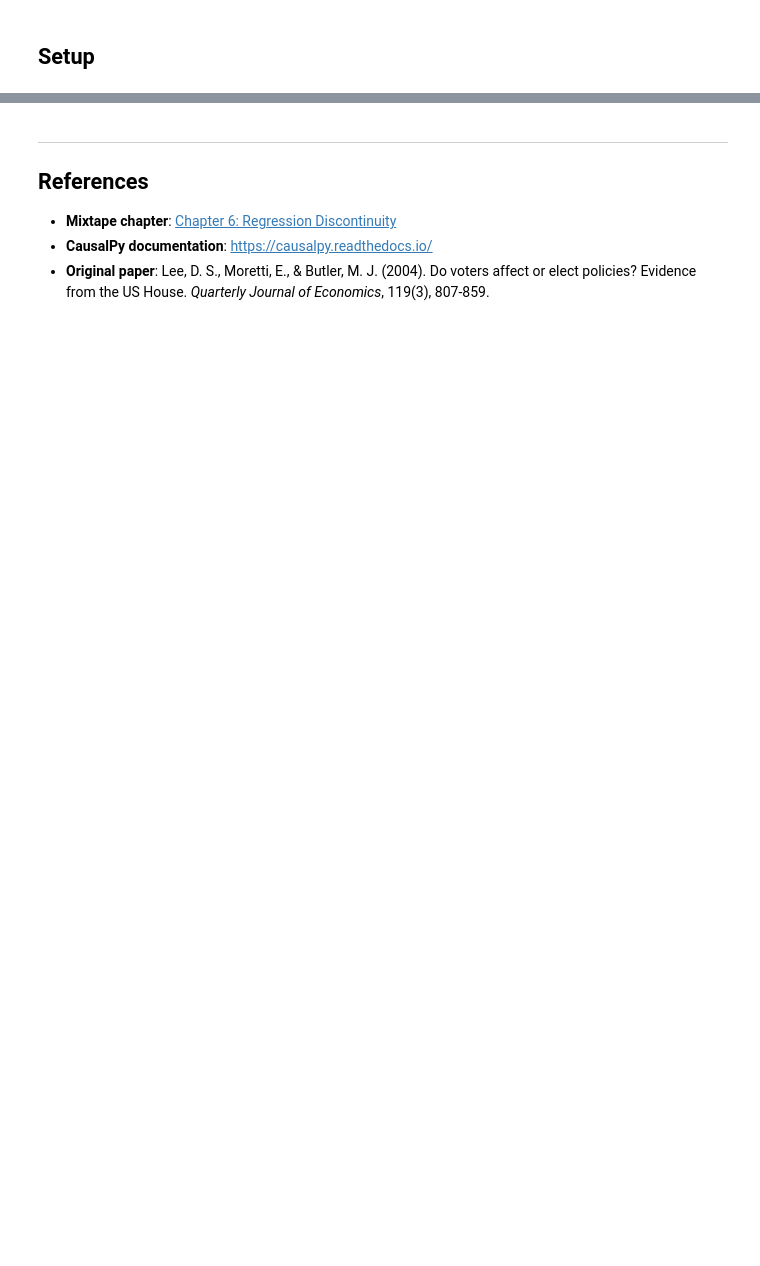
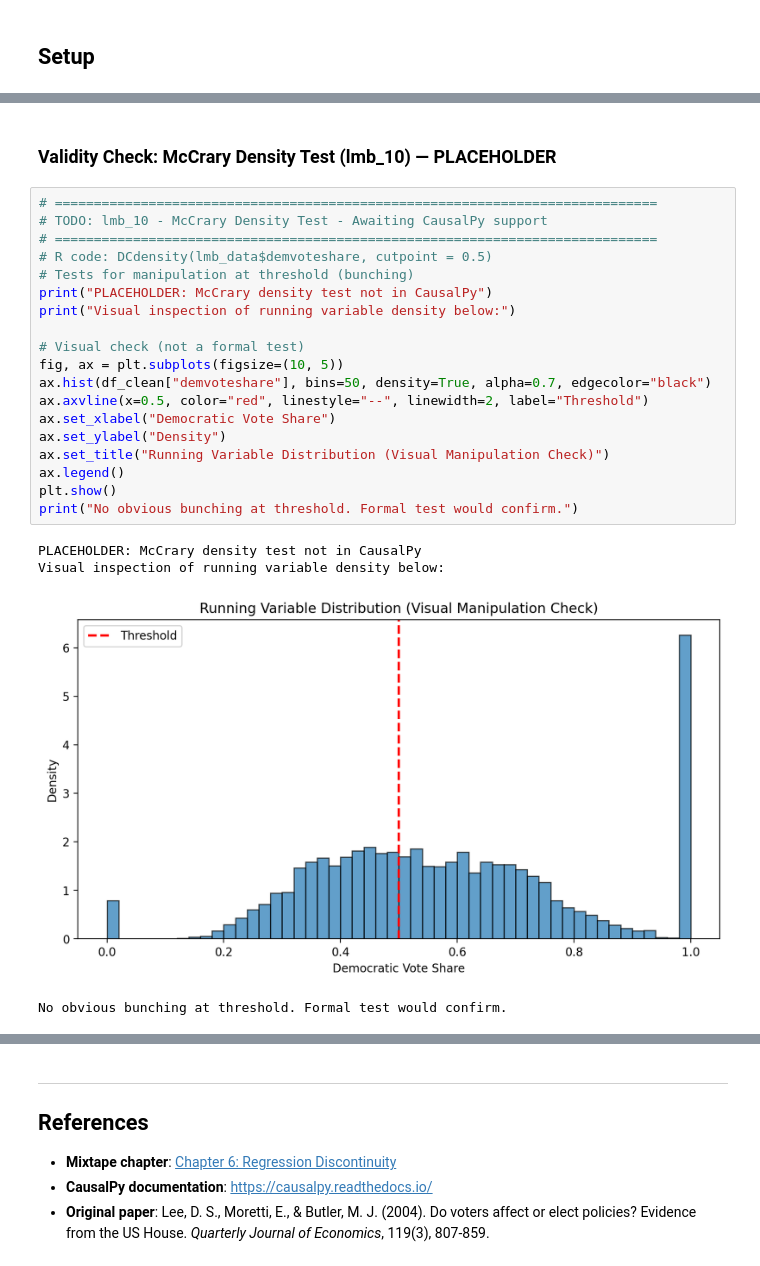
Before and after one commit to drbenvincent/mixtape-causalpy, a Jupyter notebook: notebooks/06_regression_discontinuity.ipynb, the cells around one changed output, grey strips where cells are left out. Saved outputs shown, nothing was run; the diff lists cells and outputs as text; blank space fills up the shorter version.

```diff
--- a/notebooks/06_regression_discontinuity.ipynb
+++ b/notebooks/06_regression_discontinuity.ipynb
@@ -508,0 +373,26 @@ The key finding replicates the Mixtape: winning a close election has a substanti
+# %% [markdown]
+### Validity Check: McCrary Density Test (lmb_10) — PLACEHOLDER
+# %%
+# =============================================================================
+# TODO: lmb_10 - McCrary Density Test - Awaiting CausalPy support
+# =============================================================================
+# R code: DCdensity(lmb_data$demvoteshare, cutpoint = 0.5)
+# Tests for manipulation at threshold (bunching)
+print("PLACEHOLDER: McCrary density test not in CausalPy")
+print("Visual inspection of running variable density below:")
+
+# Visual check (not a formal test)
+fig, ax = plt.subplots(figsize=(10, 5))
+ax.hist(df_clean["demvoteshare"], bins=50, density=True, alpha=0.7, edgecolor="black")
+ax.axvline(x=0.5, color="red", linestyle="--", linewidth=2, label="Threshold")
+ax.set_xlabel("Democratic Vote Share")
+ax.set_ylabel("Density")
+ax.set_title("Running Variable Distribution (Visual Manipulation Check)")
+ax.legend()
+plt.show()
+print("No obvious bunching at threshold. Formal test would confirm.")
+# %% [output]
+PLACEHOLDER: McCrary density test not in CausalPy
+Visual inspection of running variable density below:
+[figure, added]
+No obvious bunching at threshold. Formal test would confirm.
```
Also changed, not shown: parts of 44 cells of this notebook.
